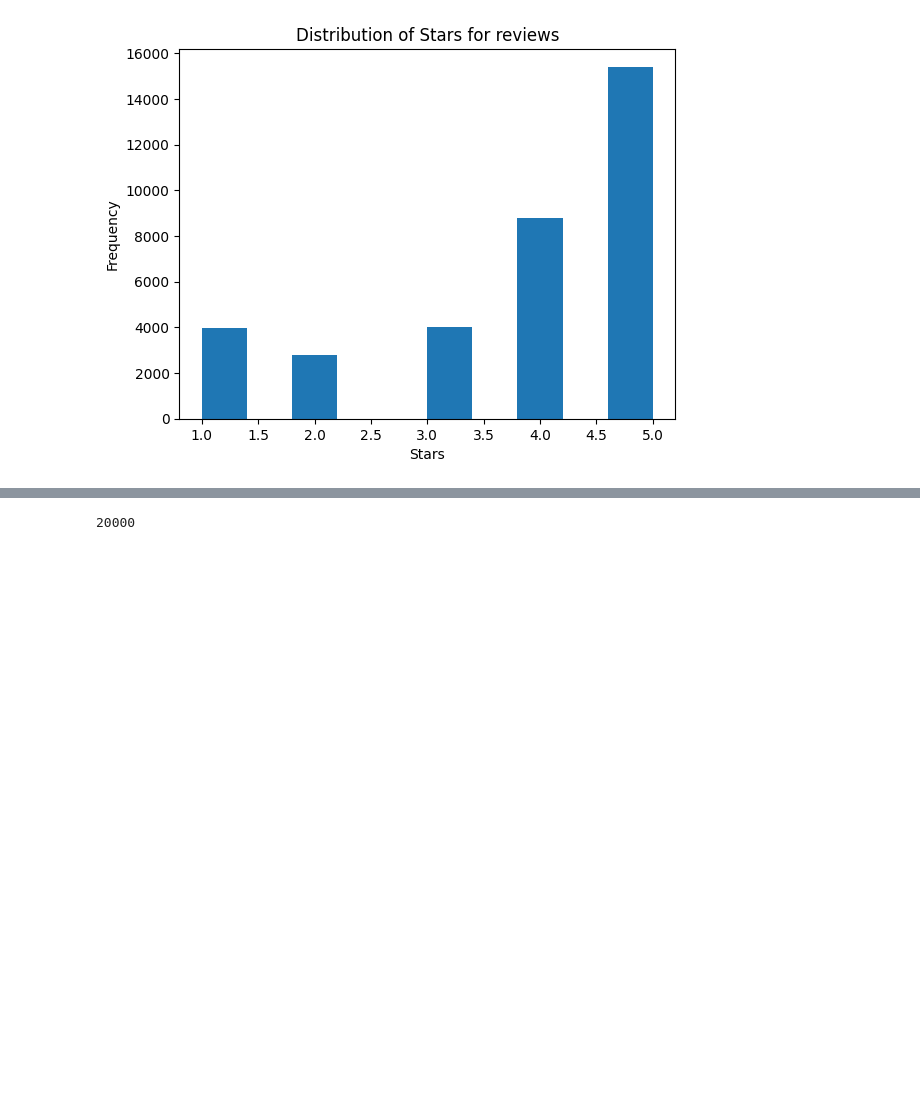
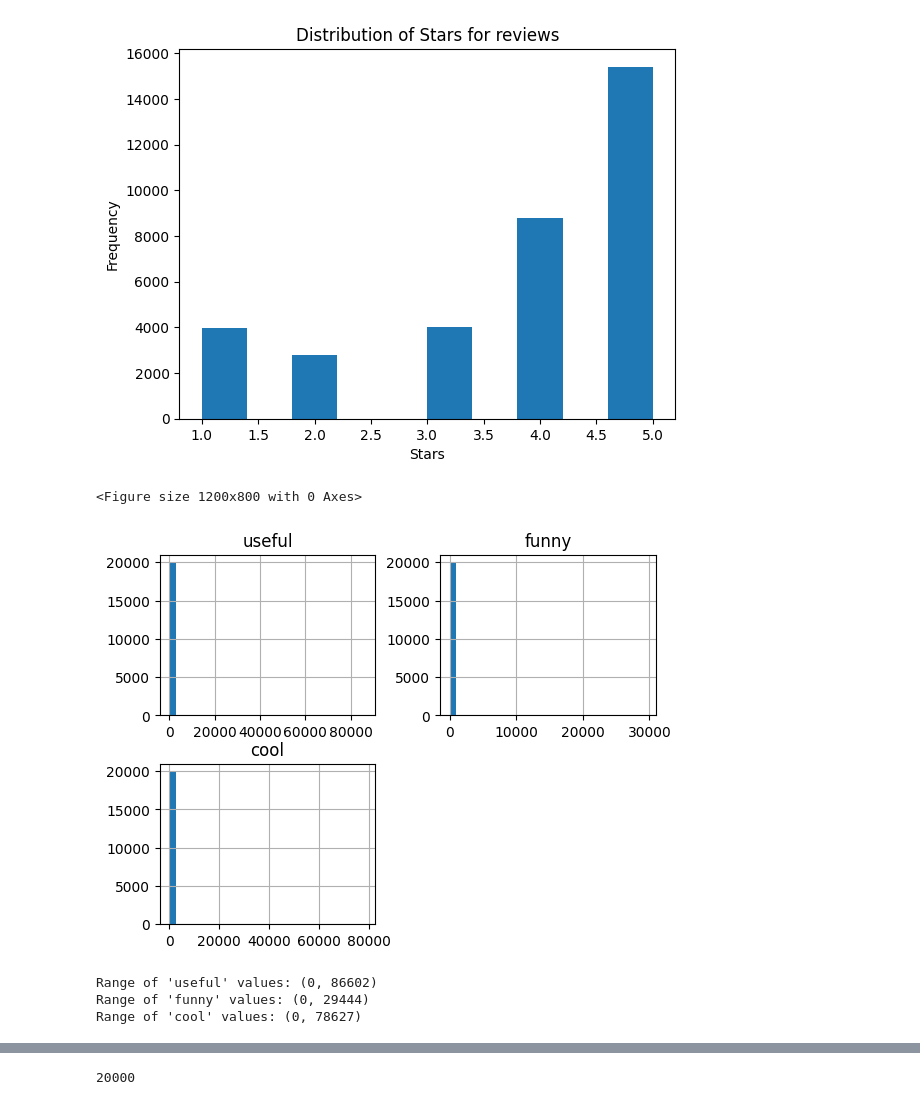
Before and after one commit to ursumarius/review-analysis-intro-ml-jads, a Jupyter notebook: EDA.ipynb, the cells around one changed output, grey strips where cells are left out. Saved outputs shown, nothing was run; the diff lists cells and outputs as text; code cells hidden in the pictures; blank space fills up the shorter version.

```diff
--- a/EDA.ipynb
+++ b/EDA.ipynb
@@ -40,6 +33,34 @@ plt.title('Distribution of Stars for reviews')
 plt.show()
 # %% [output]
 [figure]
+# %%
+
+# a distribution for the useful, funny, cool values
+
+plt.figure(figsize=(12, 8))  # Set the figure size to 12x8 inches
+
+user[['useful', 'funny', 'cool']].hist(bins=30)
+plt.xlabel('Value')
+plt.ylabel('Frequency')
+plt.title('Distribution of Useful, Funny, and Cool Values')
+plt.legend(['Useful', 'Funny', 'Cool'])
+plt.show()
+# %% [output]
+<Figure size 1200x800 with 0 Axes>
+[figure, added]
+# %%
+#what is the range of: the useful, funny, cool values
+useful_range = (user['useful'].min(), user['useful'].max())
+funny_range = (user['funny'].min(), user['funny'].max())
+cool_range = (user['cool'].min(), user['cool'].max())
+
+print("Range of 'useful' values:", useful_range)
+print("Range of 'funny' values:", funny_range)
+print("Range of 'cool' values:", cool_range)
+# %% [output]
+Range of 'useful' values: (0, 86602)
+Range of 'funny' values: (0, 29444)
+Range of 'cool' values: (0, 78627)
 # %%
 user = pd.read_json("./data/user/user_ao", lines=True)
 
```
Also changed, not shown: parts of 6 cells of this notebook.
